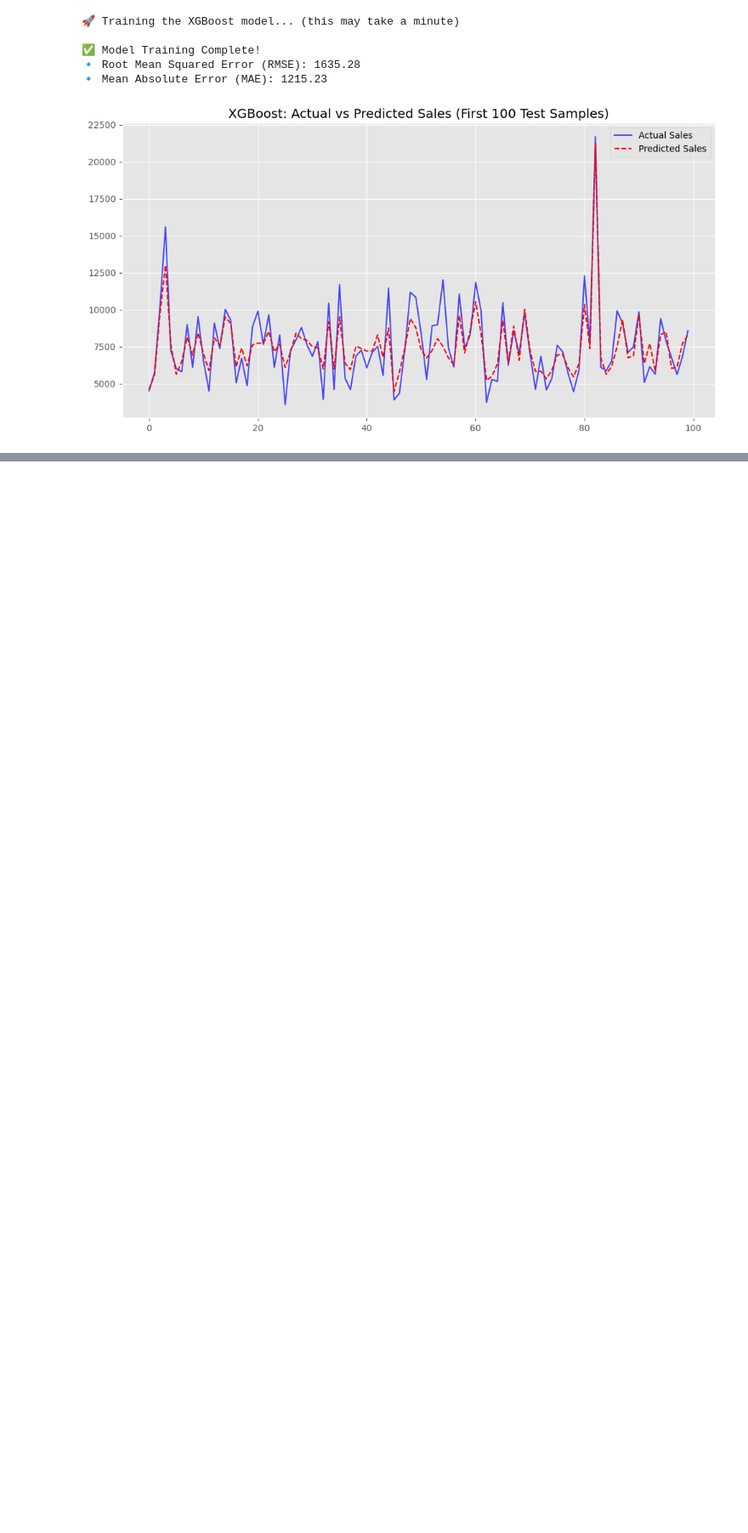
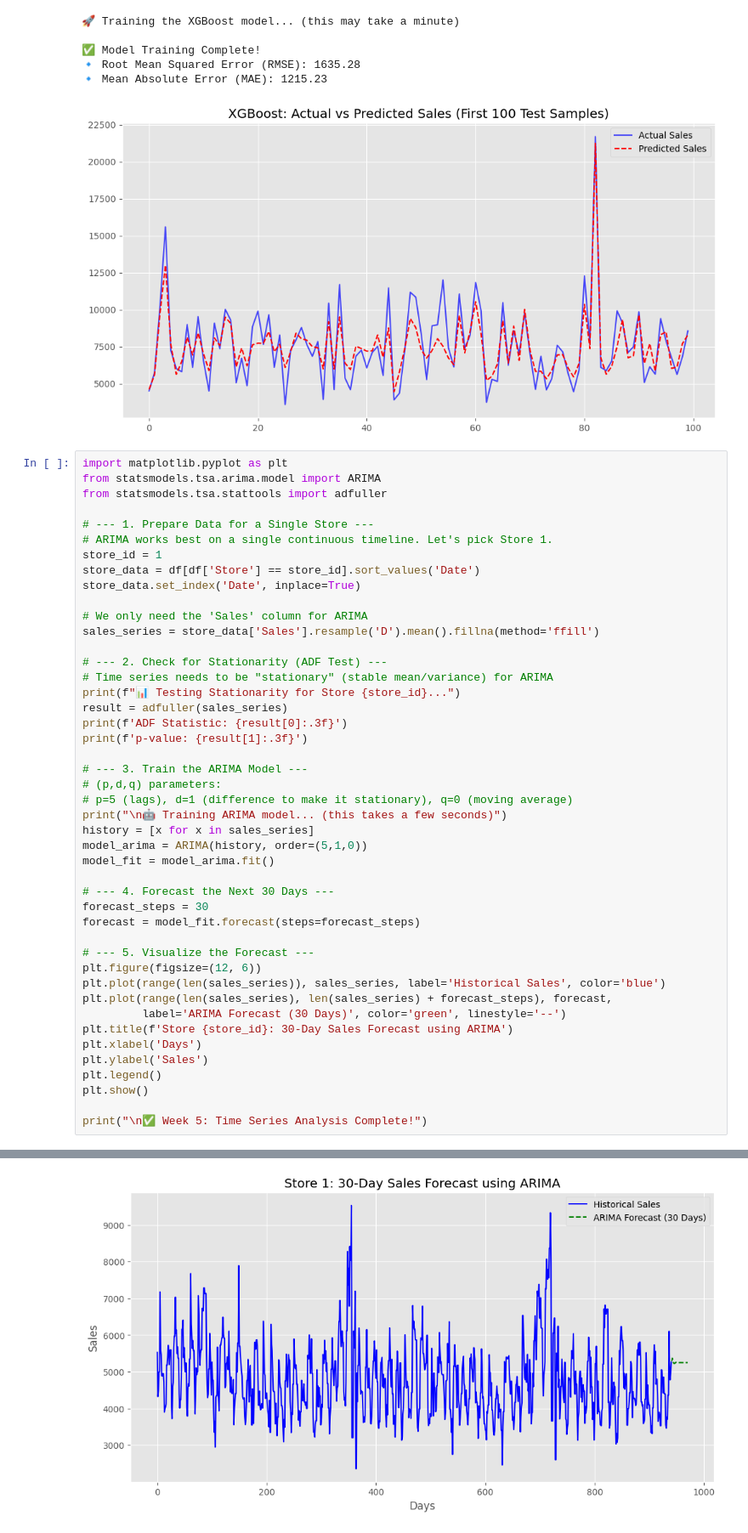
Before and after one commit to nandininaik145-ini/Retail-Sales-Forcasting, a Jupyter notebook: retailsales.ipynb, the cells around one changed output, grey strips where cells are left out. Shown at 85% size. Saved outputs shown, nothing was run; the diff lists cells and outputs as text; blank space fills up the shorter version.

Commit message:
Added week 5 : ARIMA visualization with historical trends

```diff
--- a/retailsales.ipynb
+++ b/retailsales.ipynb
@@ -174,3 +174,49 @@ plt.show()
 🔹 Root Mean Squared Error (RMSE): 1635.28
 🔹 Mean Absolute Error (MAE): 1215.23
 [figure]
+# %%
+import matplotlib.pyplot as plt
+from statsmodels.tsa.arima.model import ARIMA
+from statsmodels.tsa.stattools import adfuller
+
+# --- 1. Prepare Data for a Single Store ---
+# ARIMA works best on a single continuous timeline. Let's pick Store 1.
+store_id = 1
+store_data = df[df['Store'] == store_id].sort_values('Date')
+store_data.set_index('Date', inplace=True)
+
+# We only need the 'Sales' column for ARIMA
+sales_series = store_data['Sales'].resample('D').mean().fillna(method='ffill')
+
+# --- 2. Check for Stationarity (ADF Test) ---
+# Time series needs to be "stationary" (stable mean/variance) for ARIMA
+print(f"📊 Testing Stationarity for Store {store_id}...")
+result = adfuller(sales_series)
+print(f'ADF Statistic: {result[0]:.3f}')
+print(f'p-value: {result[1]:.3f}')
+
+# --- 3. Train the ARIMA Model ---
+# (p,d,q) parameters:
+# p=5 (lags), d=1 (difference to make it stationary), q=0 (moving average)
+print("\n🤖 Training ARIMA model... (this takes a few seconds)")
+history = [x for x in sales_series]
+model_arima = ARIMA(history, order=(5,1,0))
+model_fit = model_arima.fit()
+
+# --- 4. Forecast the Next 30 Days ---
+forecast_steps = 30
+forecast = model_fit.forecast(steps=forecast_steps)
+
+# --- 5. Visualize the Forecast ---
+plt.figure(figsize=(12, 6))
+plt.plot(range(len(sales_series)), sales_series, label='Historical Sales', color='blue')
+plt.plot(range(len(sales_series), len(sales_series) + forecast_steps), forecast,
+         label='ARIMA Forecast (30 Days)', color='green', linestyle='--')
+plt.title(f'Store {store_id}: 30-Day Sales Forecast using ARIMA')
+plt.xlabel('Days')
+plt.ylabel('Sales')
+plt.legend()
+plt.show()
+
+print("\n✅ Week 5: Time Series Analysis Complete!")
+# %% [output]
@@ -176,0 +228 @@ plt.show()
+[figure, added]
```
Also changed, not shown: parts of 1 cell of this notebook.
